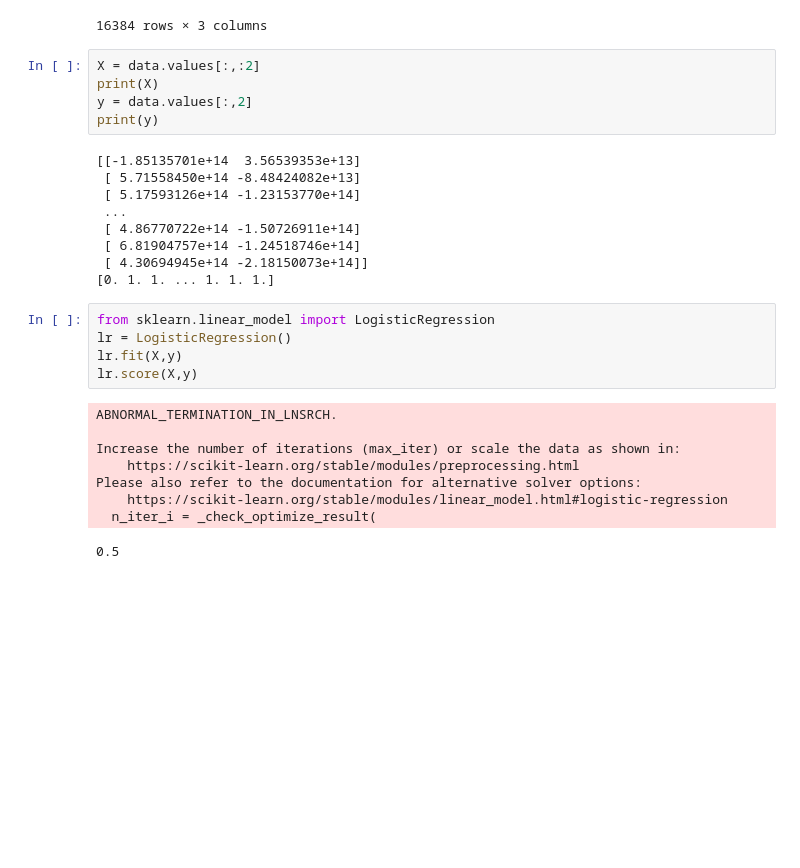
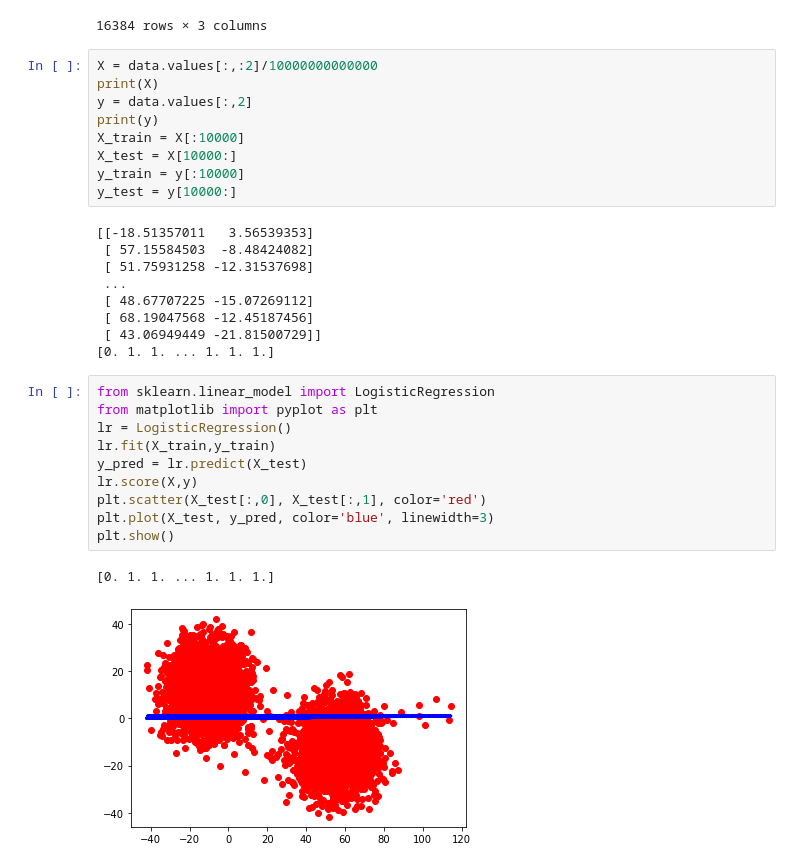
Before and after one commit to Raijeku/PI2, a Jupyter notebook: classification_tests.ipynb, the cells around one changed output. Drawn from its saved outputs; the diff is of its cells as text; blank space fills up the shorter version.

```diff
--- a/classification_tests.ipynb
+++ b/classification_tests.ipynb
@@ -17,30 +19,33 @@ data
 | 16383 | 4.306949e+14 | -2.181501e+14 | 1 |
 16384 rows × 3 columns
 # %%
-X = data.values[:,:2]
+X = data.values[:,:2]/10000000000000
 print(X)
 y = data.values[:,2]
 print(y)
+X_train = X[:10000]
+X_test = X[10000:]
+y_train = y[:10000]
+y_test = y[10000:]
 # %% [output]
-[[-1.85135701e+14  3.56539353e+13]
- [ 5.71558450e+14 -8.48424082e+13]
- [ 5.17593126e+14 -1.23153770e+14]
+[[-18.51357011   3.56539353]
+ [ 57.15584503  -8.48424082]
+ [ 51.75931258 -12.31537698]
  ...
- [ 4.86770722e+14 -1.50726911e+14]
- [ 6.81904757e+14 -1.24518746e+14]
- [ 4.30694945e+14 -2.18150073e+14]]
+ [ 48.67707225 -15.07269112]
+ [ 68.19047568 -12.45187456]
+ [ 43.06949449 -21.81500729]]
 [0. 1. 1. ... 1. 1. 1.]
-# %%
-from sklearn.linear_model import LogisticRegression
-lr = LogisticRegression()
-lr.fit(X,y)
-lr.score(X,y)
-# %% [output]
-ABNORMAL_TERMINATION_IN_LNSRCH.
-
-Increase the number of iterations (max_iter) or scale the data as shown in:
-    https://scikit-learn.org/stable/modules/preprocessing.html
-Please also refer to the documentation for alternative solver options:
-    https://scikit-learn.org/stable/modules/linear_model.html#logistic-regression
-  n_iter_i = _check_optimize_result(
-0.5
+# %%
+from sklearn.linear_model import LogisticRegression
+from matplotlib import pyplot as plt
+lr = LogisticRegression()
+lr.fit(X_train,y_train)
+y_pred = lr.predict(X_test)
+lr.score(X,y)
+plt.scatter(X_test[:,0], X_test[:,1], color='red')
+plt.plot(X_test, y_pred, color='blue', linewidth=3)
+plt.show()
+# %% [output]
+[0. 1. 1. ... 1. 1. 1.]
+[figure, added]
```
Also changed, not shown: parts of 7 cells of this notebook, 2 other files.
